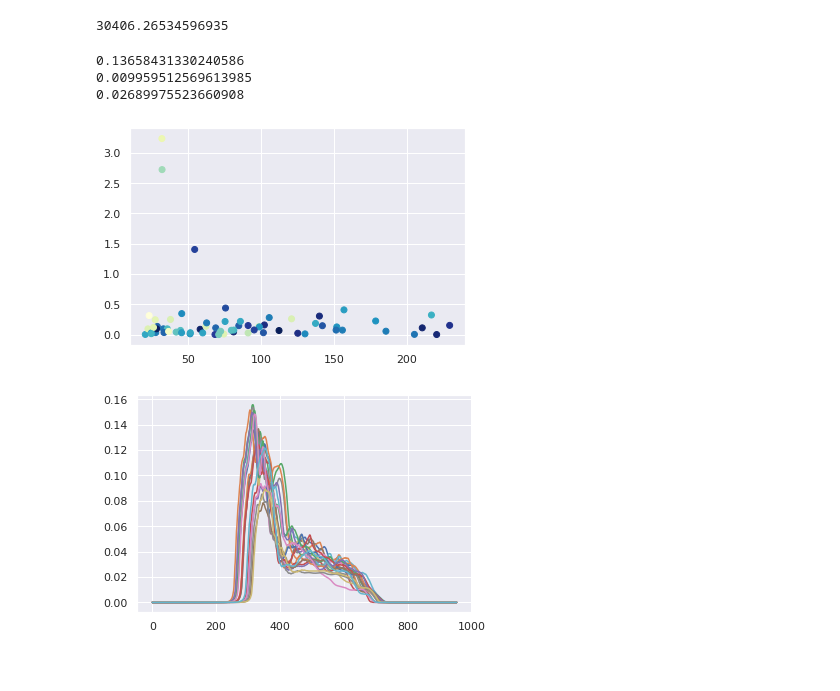
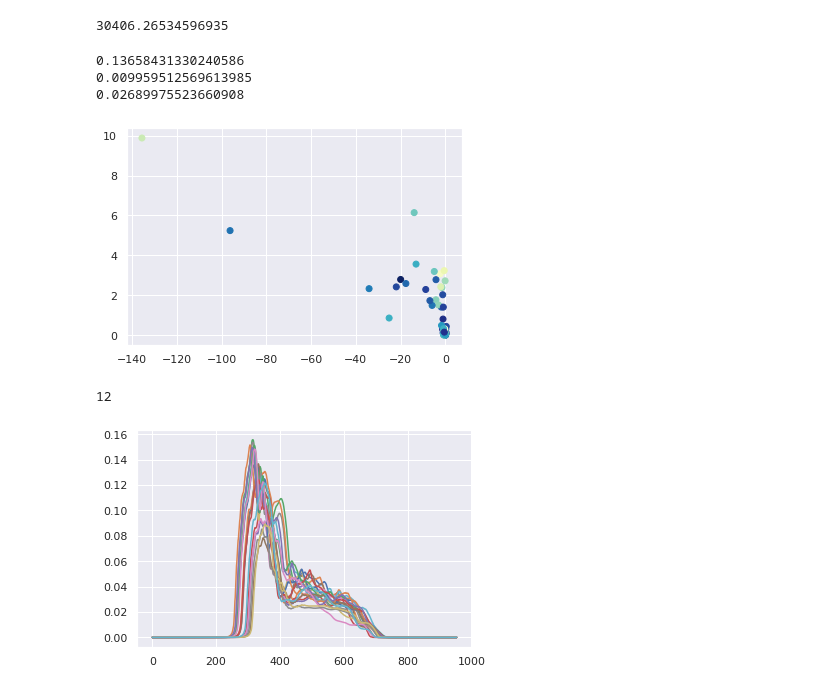
Before and after one commit to tswater/clubb_scripts, a Jupyter notebook: jupyter_notebooks/Constant_Atmosphere.ipynb, the cells around one changed output. Saved outputs shown, nothing was run; the diff lists cells and outputs as text; code cells hidden in the pictures.

```diff
--- a/jupyter_notebooks/Constant_Atmosphere.ipynb
+++ b/jupyter_notebooks/Constant_Atmosphere.ipynb
@@ -87,20 +87,24 @@ def remove_nan(x1,x2):
 # %%
 color=plt.cm.YlGnBu((circ_pow-np.min(circ_pow))/(np.max(circ_pow)-np.min(circ_pow)))
 #l2c=-(np.array(d_lwp2)-np.array(lwp_cpl))
 color=plt.cm.YlGnBu((l2c-np.min(l2c))/(np.max(l2c)-np.min(l2c)))
-m=np.array(d_theta)>-1
-plt.scatter(np.array(d_H)[m],np.abs(d_lwp2/l2c)[m],color=np.array(color)[m])
+m=np.array(d_theta)>-200
+plt.scatter(np.array(d_theta)[m],np.abs(d_lwp2/l2c)[m],color=np.array(color)[m])
 #plt.ylim(0,0.01)
 #plt.xlim(10,30)
 d_th,d_lw=remove_nan(d_lwp2,d_H)
 print(stats.spearmanr(d_lw,d_th)[0])
 print(np.min(l2c))
 print(np.max(l2c))
 # %% [output]
 0.13658431330240586
 0.009959512569613985
 0.02689975523660908
-[figure, old version]
+[figure, new version]
+# %%
+print(np.sum(np.array(d_theta)<-5))
+# %% [output]
+12
 # %%
 for day in daylist[0:20]:
     fp1c=nc.Dataset(atm_dir+'sgp_1c/'+day+'/k_1/c_1/output/arm_sfc.nc','r')
```
Also changed, not shown: 2 other files.
